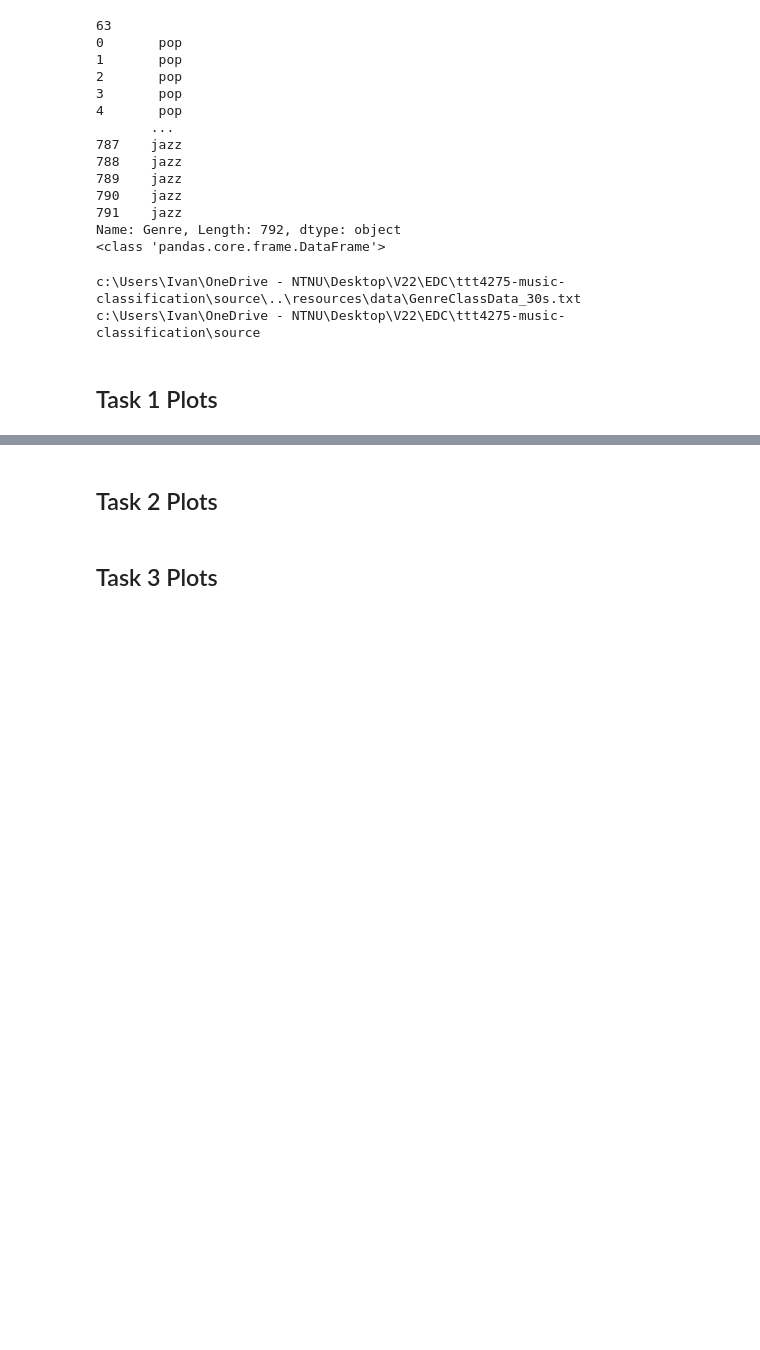
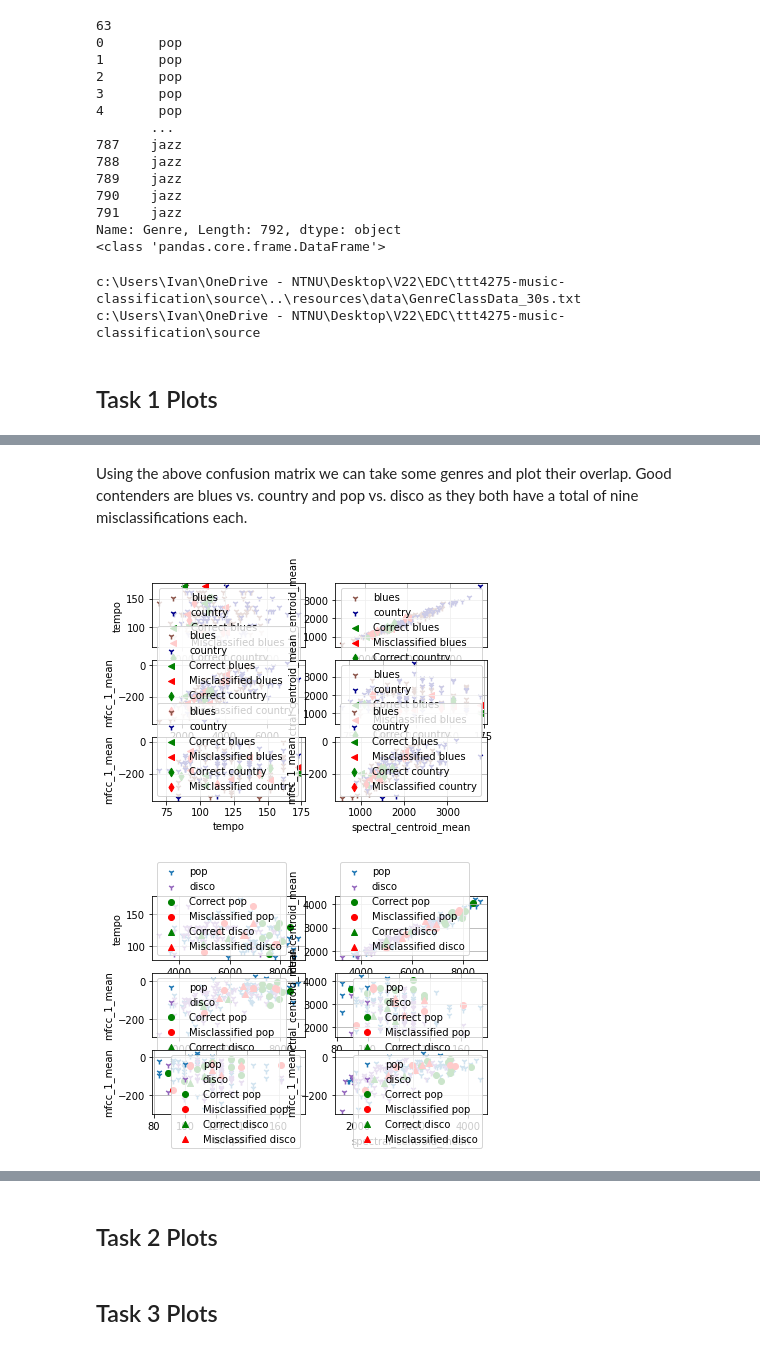
Before and after one commit to nicbres/ttt4275-music-classification, a Jupyter notebook: run.ipynb, the cells around one changed output, grey strips where cells are left out. Drawn from its saved outputs; the diff is of its cells as text; code cells hidden in the pictures; blank space fills up the shorter version.

Commit message:
Add misclassification plots to notebook

```diff
--- a/run.ipynb
+++ b/run.ipynb
@@ -47,3 +50,17 @@ c:\Users\Ivan\OneDrive - NTNU\Desktop\V22\EDC\ttt4275-music-classification\sourc
 c:\Users\Ivan\OneDrive - NTNU\Desktop\V22\EDC\ttt4275-music-classification\source
 # %% [markdown]
 ## Task 1 Plots
+# %%
+# kNN parameters
+k = 5
+features_task_1 = ["spectral_rolloff_mean", "tempo", "spectral_centroid_mean", "mfcc_1_mean"]
+
+training_data, test_data = source.data_handling.prepare_data(
+    data_frame=data_frame,
+    features=features_task_1,
+)
+
+y_pred_task1 = source.diy_classifiers.kNN(k=5, train_data=training_data, test_data=test_data, p=2)
+y_true_task1 = test_data.y
+
+source.plotting.confusion_matrix(y_true_task1, y_pred_task1)
@@ -49,0 +72,51 @@ c:\Users\Ivan\OneDrive - NTNU\Desktop\V22\EDC\ttt4275-music-classification\sourc
+# %% [markdown]
+Using the above confusion matrix we can take some genres and plot their overlap.
+Good contenders are blues vs. country and pop vs. disco as they both have a total of nine misclassifications each.
+# %%
+import copy
+
+genre_combos = [
+    ["blues", "country"],
+    ["pop", "disco"],
+]
+
+def apply_indices_to_dataset(
+    data_set,
+    indices,
+):
+    data_set.x = data_set.x.iloc[indices]
+    data_set.y = data_set.y.iloc[indices]
+    data_set.track_ids = data_set.track_ids.iloc[indices]
+
+    return data_set
+
+for combo in genre_combos:
+    # Filter out all indices that should be either of the two genres and are classified
+    # as either of the two given genres
+    train_genre_indices = np.flatnonzero(
+        np.array(training_data.data_frame["Genre"] == combo[0])
+        + np.array(training_data.data_frame["Genre"] == combo[1])
+    )
+    test_genre_indices = np.flatnonzero(
+        np.array(test_data.data_frame["Genre"] == combo[0])
+        + np.array(test_data.data_frame["Genre"] == combo[1])
+    )
+
+    result_indices = np.flatnonzero((y_pred_task1 == combo[0]) + (y_pred_task1 == combo[1]))
+    test_indices = list(filter(lambda x: x in test_genre_indices, result_indices))
+
+    train_data_copy = copy.deepcopy(training_data)
+    test_data_copy = copy.deepcopy(test_data)
+
+    # Plot the training data for the two given genres and plot the data points
+    # from the test data and if they were correctly / falsely classified
+    source.plotting.misclassifications_scatter_plot(
+        training_data=apply_indices_to_dataset(train_data_copy, train_genre_indices),
+        test_data=apply_indices_to_dataset(test_data_copy, test_indices),
+        predicted_genres=y_pred_task1[test_indices],
+        features=features_task_1,
+        genres=combo,
+    )
+# %% [output]
+[figure, added]
+[figure, added]
```
Also changed, not shown: parts of 11 cells of this notebook.
